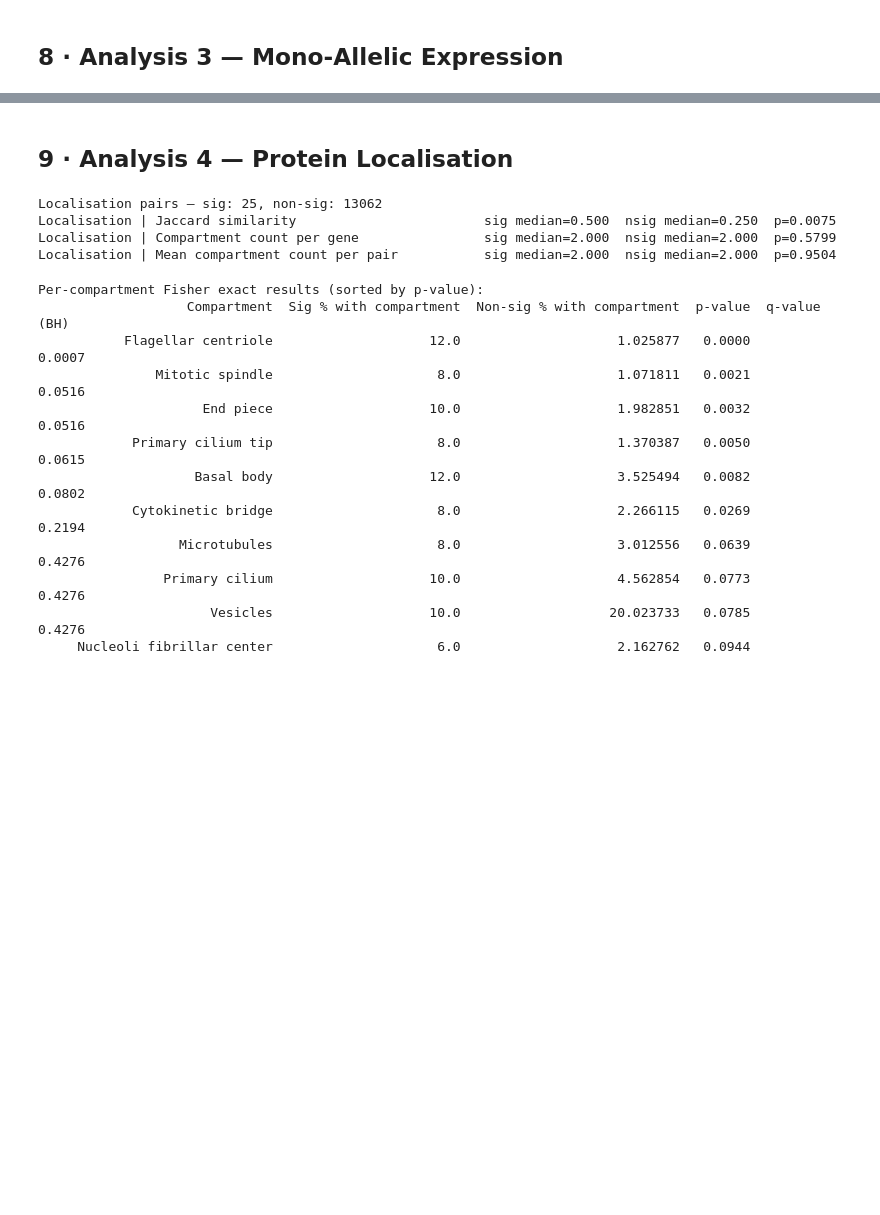
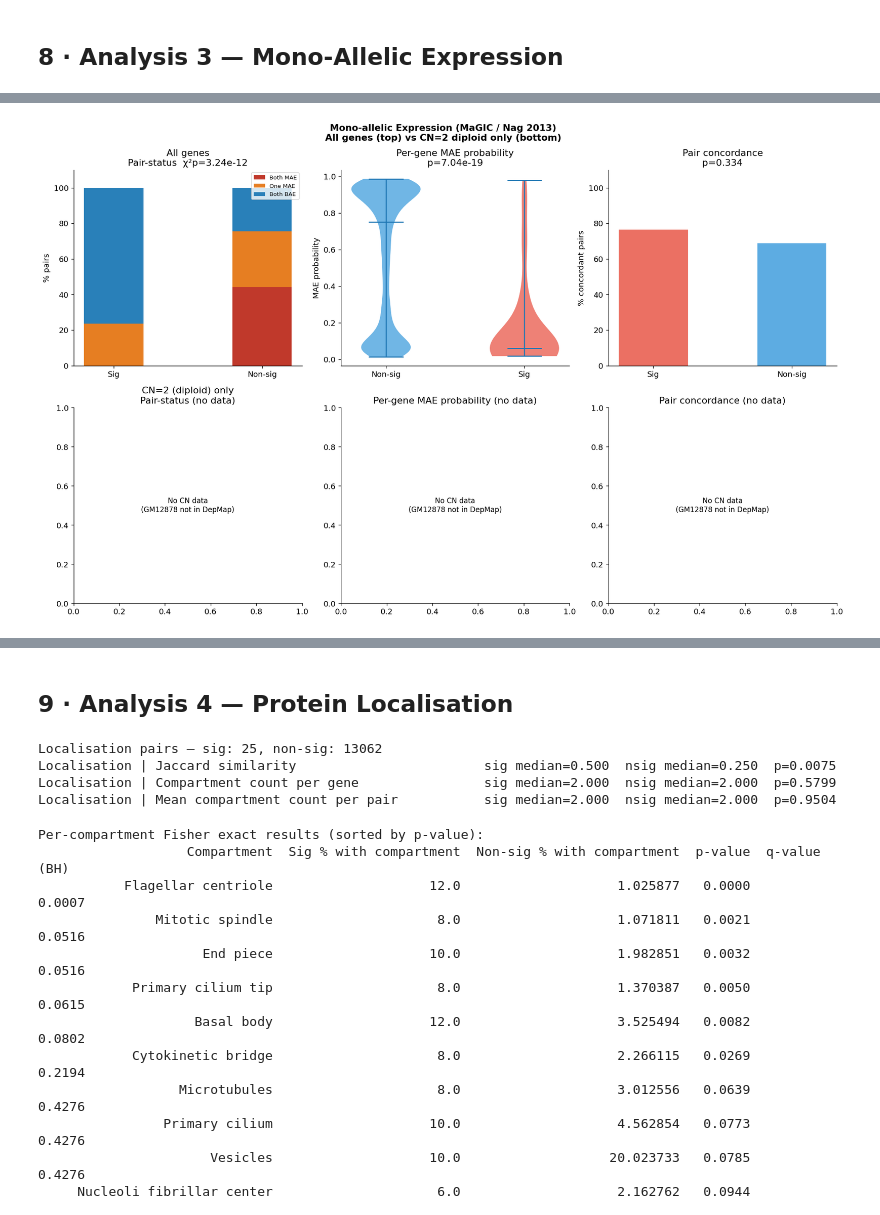
Before and after one commit to JonathanZhao222/Paralog-Difference, a Jupyter notebook: paralog_dependency_analysis.ipynb, the cells around one changed output, grey strips where cells are left out. Drawn from its saved outputs; the diff is of its cells as text; code cells hidden in the pictures; blank space fills up the shorter version.

```diff
--- a/paralog_dependency_analysis.ipynb
+++ b/paralog_dependency_analysis.ipynb
@@ -716,6 +752,12 @@ status_cats = ['Both MAE', 'One MAE', 'Both BAE']
 
 def run_mae_tests(sig_df, nsig_df, label=''):
     """Run chi-squared (pair status) + Mann-Whitney (per-gene prob) on a subset."""
+    if len(sig_df) < 3 or len(nsig_df) < 3:
+        print(f'\n── {label} ──  SKIPPED (sig={len(sig_df)}, nsig={len(nsig_df)} — insufficient data)')
+        ct_empty = pd.Series({'Both MAE': 0, 'One MAE': 0, 'Both BAE': 0})
+        dummy_r = {'p-value': np.nan, 'Sig median': np.nan, 'Non-sig median': np.nan,
+                   'Metric': label, 'Sig n': len(sig_df), 'Non-sig n': len(nsig_df)}
+        return np.nan, np.nan, dummy_r, ct_empty, ct_empty, np.array([]), np.array([])
     ct_sig  = sig_df['pair_status'].value_counts().reindex(status_cats, fill_value=0)
     ct_nsig = nsig_df['pair_status'].value_counts().reindex(status_cats, fill_value=0)
     chi2_val, p_chi2_val, dof, _ = chi2_contingency(
@@ -745,6 +787,7 @@ mae_nsig_cn2 = mae_nsig[mae_nsig['cn_pair'] == 'Both CN=2']
 chi2_cn2, p_chi2_cn2, r7_cn2, ct_sig_cn2, ct_nsig_cn2, sig_probs_cn2, nsig_probs_cn2 = (
     run_mae_tests(mae_sig_cn2, mae_nsig_cn2, 'CN=2 only (diploid)')
 )
+cn2_available = len(mae_sig_cn2) >= 3 and len(mae_nsig_cn2) >= 3
 
 # ── CN = 1 (at least one hemizygous gene) ────────────────────────────────────
 mae_sig_cn1  = mae_sig[mae_sig['cn_pair'] == 'Has CN=1']
@@ -763,63 +817,81 @@ r8_chi = {'Metric': 'MAE | Chi-squared on pair-status distribution',
 # %%
 fig, axes = plt.subplots(2, 3, figsize=(16, 10))
 fig.suptitle('Mono-allelic Expression (MaGIC / Nag 2013)\nAll genes (top) vs CN=2 diploid only (bottom)',
              fontsize=13, fontweight='bold')
 
 def mae_figure_row(axes_row, sig_df, nsig_df, ct_s, ct_ns, s_probs, ns_probs,
                    p_chi2_val, r_prob, row_label):
     status_cats_local = ['Both MAE', 'One MAE', 'Both BAE']
     status_colors = {'Both MAE': '#C0392B', 'One MAE': '#E67E22', 'Both BAE': '#2980B9'}
+    no_data = len(s_probs) == 0 or len(ns_probs) == 0
 
     # Panel A: stacked bar — pair status
     ax = axes_row[0]
-    ct_pct_sig  = ct_s  / ct_s.sum()  * 100
-    ct_pct_nsig = ct_ns / ct_ns.sum() * 100
-    b_sig = b_ns = 0
-    for status in status_cats_local:
-        ax.bar([0], [ct_pct_sig[status]],  bottom=[b_sig],
-               color=status_colors[status], label=status, width=0.4)
-        ax.bar([1], [ct_pct_nsig[status]], bottom=[b_ns],
-               color=status_colors[status], width=0.4)
-        b_sig += ct_pct_sig[status]
-        b_ns  += ct_pct_nsig[status]
-    ax.set_xticks([0, 1])
-    ax.set_xticklabels(['Sig', 'Non-sig'])
-    ax.set_ylabel('% pairs')
-    ax.set_title(f'{row_label}\nPair-status  χ²p={p_chi2_val:.3g}')
-    ax.legend(loc='upper right', fontsize=8)
-    ax.set_ylim(0, 110)
+    if not no_data:
+        ct_pct_sig  = ct_s  / ct_s.sum()  * 100
+        ct_pct_nsig = ct_ns / ct_ns.sum() * 100
+        b_sig = b_ns = 0
+        for status in status_cats_local:
+            ax.bar([0], [ct_pct_sig[status]],  bottom=[b_sig],
+                   color=status_colors[status], label=status, width=0.4)
+            ax.bar([1], [ct_pct_nsig[status]], bottom=[b_ns],
+                   color=status_colors[status], width=0.4)
+            b_sig += ct_pct_sig[status]
+            b_ns  += ct_pct_nsig[status]
+        ax.set_xticks([0, 1])
+        ax.set_xticklabels(['Sig', 'Non-sig'])
+        ax.set_ylabel('% pairs')
+        ax.set_title(f'{row_label}\nPair-status  χ²p={p_chi2_val:.3g}')
+        ax.legend(loc='upper right', fontsize=8)
+        ax.set_ylim(0, 110)
+    else:
+        ax.text(0.5, 0.5, 'No CN data\n(GM12878 not in DepMap)',
+                ha='center', va='center', transform=ax.transAxes, fontsize=10)
+        ax.set_title(f'{row_label}\nPair-status (no data)')
 
     # Panel B: violin — per-gene MAE probability
     ax = axes_row[1]
-    parts = ax.violinplot([ns_probs, s_probs], positions=[0, 1], showmedians=True)
-    for pc, color in zip(parts['bodies'], [NSIG_COLOR, SIG_COLOR]):
-        pc.set_facecolor(color); pc.set_alpha(0.7)
-    ax.set_xticks([0, 1])
-    ax.set_xticklabels(['Non-sig', 'Sig'])
-    ax.set_ylabel('MAE probability')
-    ax.set_title(f'Per-gene MAE probability\np={r_prob["p-value"]:.3g}')
+    if not no_data:
+        parts = ax.violinplot([ns_probs, s_probs], positions=[0, 1], showmedians=True)
+        for pc, color in zip(parts['bodies'], [NSIG_COLOR, SIG_COLOR]):
+            pc.set_facecolor(color); pc.set_alpha(0.7)
+        ax.set_xticks([0, 1])
+        ax.set_xticklabels(['Non-sig', 'Sig'])
+        ax.set_ylabel('MAE probability')
+        ax.set_title(f'Per-gene MAE probability\np={r_prob["p-value"]:.3g}')
+    else:
+        ax.text(0.5, 0.5, 'No CN data\n(GM12878 not in DepMap)',
+                ha='center', va='center', transform=ax.transAxes, fontsize=10)
+        ax.set_title('Per-gene MAE probability (no data)')
 
     # Panel C: concordance
     ax = axes_row[2]
-    conc_sig  = sig_df['concordant'].mean()  * 100
-    conc_nsig = nsig_df['concordant'].mean() * 100
-    r_conc = mannwhitney_report(sig_df['concordant'].values, nsig_df['concordant'].values,
-                                 'concordance')
-    ax.bar(['Sig', 'Non-sig'], [conc_sig, conc_nsig],
-           color=[SIG_COLOR, NSIG_COLOR], alpha=0.8, width=0.5)
-    ax.set_ylabel('% concordant pairs')
-    ax.set_title(f'Pair concordance\np={r_conc["p-value"]:.3g}')
-    ax.set_ylim(0, 110)
+    if not no_data:
+        conc_sig  = sig_df['concordant'].mean()  * 100
+        conc_nsig = nsig_df['concordant'].mean() * 100
+        r_conc = mannwhitney_report(sig_df['concordant'].values, nsig_df['concordant'].values,
+                                     'concordance')
+        ax.bar(['Sig', 'Non-sig'], [conc_sig, conc_nsig],
+               color=[SIG_COLOR, NSIG_COLOR], alpha=0.8, width=0.5)
+        ax.set_ylabel('% concordant pairs')
+        ax.set_title(f'Pair concordance\np={r_conc["p-value"]:.3g}')
+        ax.set_ylim(0, 110)
+    else:
+        ax.text(0.5, 0.5, 'No CN data\n(GM12878 not in DepMap)',
+                ha='center', va='center', transform=ax.transAxes, fontsize=10)
+        ax.set_title('Pair concordance (no data)')
 
 # Top row: all genes
 mae_figure_row(axes[0], mae_sig, mae_nsig, ct_sig, ct_nsig,
                sig_probs, nsig_probs, p_chi2, r7, 'All genes')
 
-# Bottom row: CN=2 only
+# Bottom row: CN=2 only (or note if unavailable)
 mae_figure_row(axes[1], mae_sig_cn2, mae_nsig_cn2, ct_sig_cn2, ct_nsig_cn2,
                sig_probs_cn2, nsig_probs_cn2, p_chi2_cn2, r7_cn2, 'CN=2 (diploid) only')
 
 plt.tight_layout()
 plt.savefig('mae_analysis.png', dpi=150, bbox_inches='tight')
 plt.show()
 print('Figure saved: mae_analysis.png')
+# %% [output]
+[figure, added]
```
Also changed, not shown: parts of 17 cells of this notebook, 9 other files.
